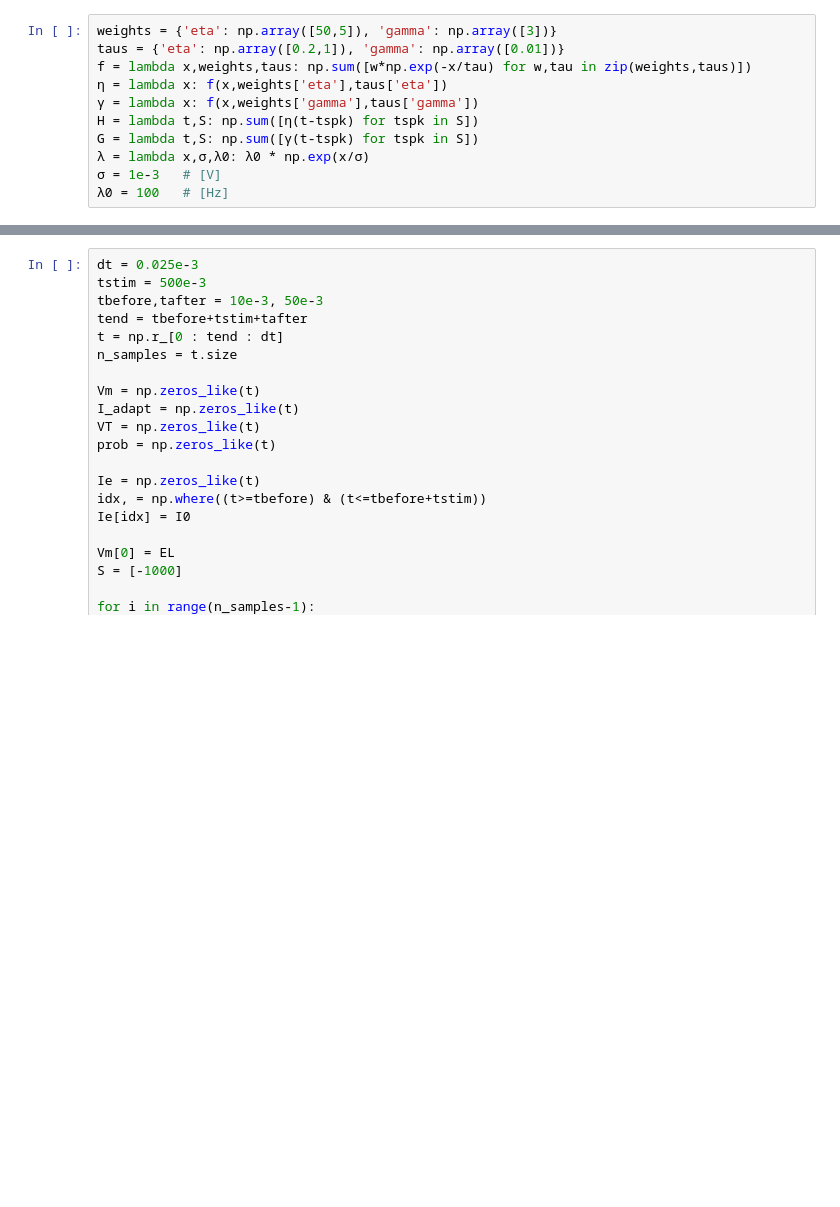
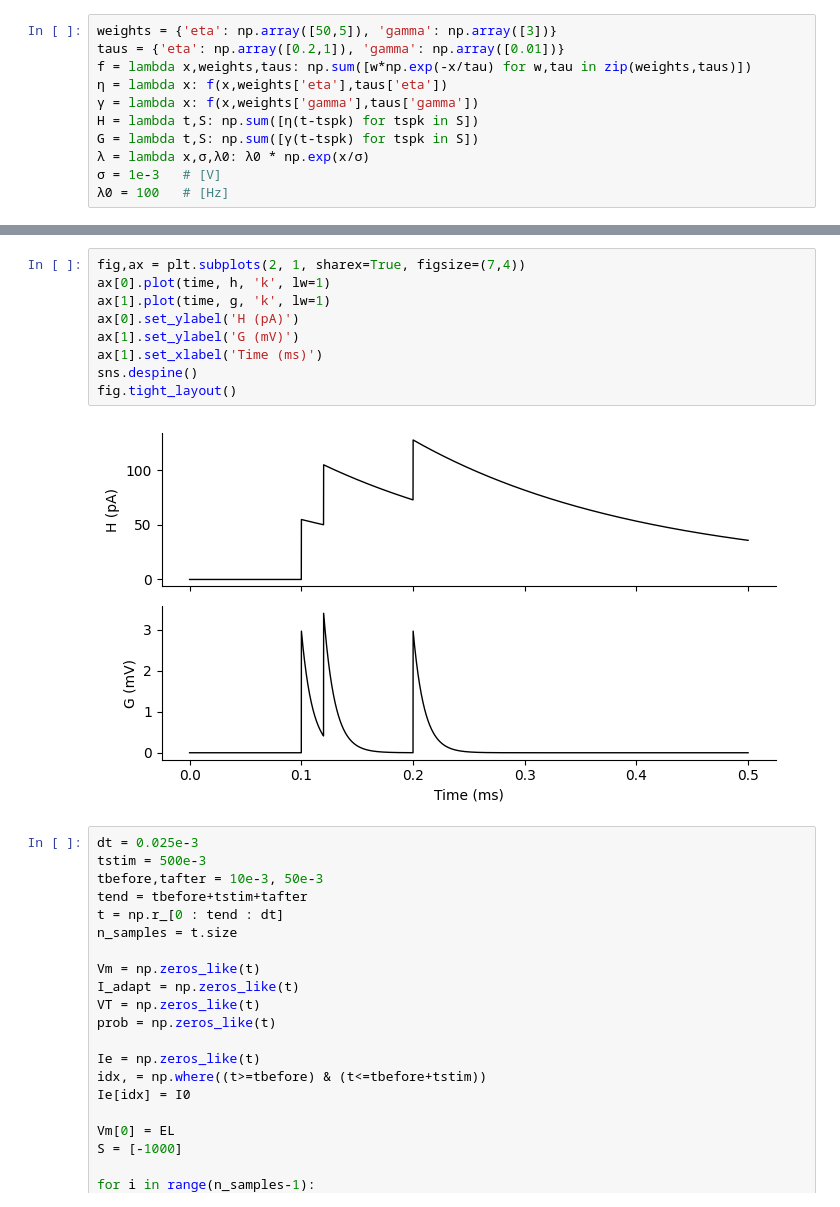
Before and after one commit to danielelinaro/comp-neuro-course-materials, a Jupyter notebook: 04_Integrate-and-fire/Generalized_IF.ipynb, the cells around one changed output, grey strips where cells are left out. Drawn from its saved outputs; the diff is of its cells as text; blank space fills up the shorter version.

```diff
--- a/04_Integrate-and-fire/Generalized_IF.ipynb
+++ b/04_Integrate-and-fire/Generalized_IF.ipynb
@@ -26,3 +39,14 @@ G = lambda t,S: np.sum([γ(t-tspk) for tspk in S])
+# %%
+fig,ax = plt.subplots(2, 1, sharex=True, figsize=(7,4))
+ax[0].plot(time, h, 'k', lw=1)
+ax[1].plot(time, g, 'k', lw=1)
+ax[0].set_ylabel('H (pA)')
+ax[1].set_ylabel('G (mV)')
+ax[1].set_xlabel('Time (ms)')
+sns.despine()
+fig.tight_layout()
+# %% [output]
+[figure, added]
 # %%
 dt = 0.025e-3
 tstim = 500e-3
```
Also changed, not shown: parts of 3 cells of this notebook, 11 other files.
